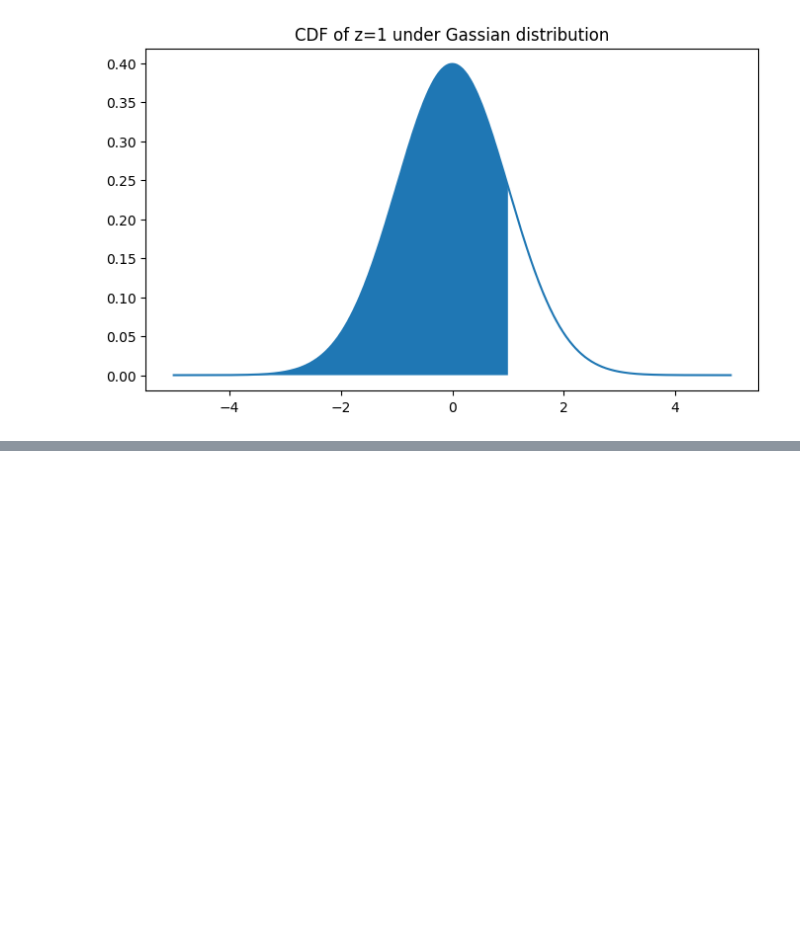
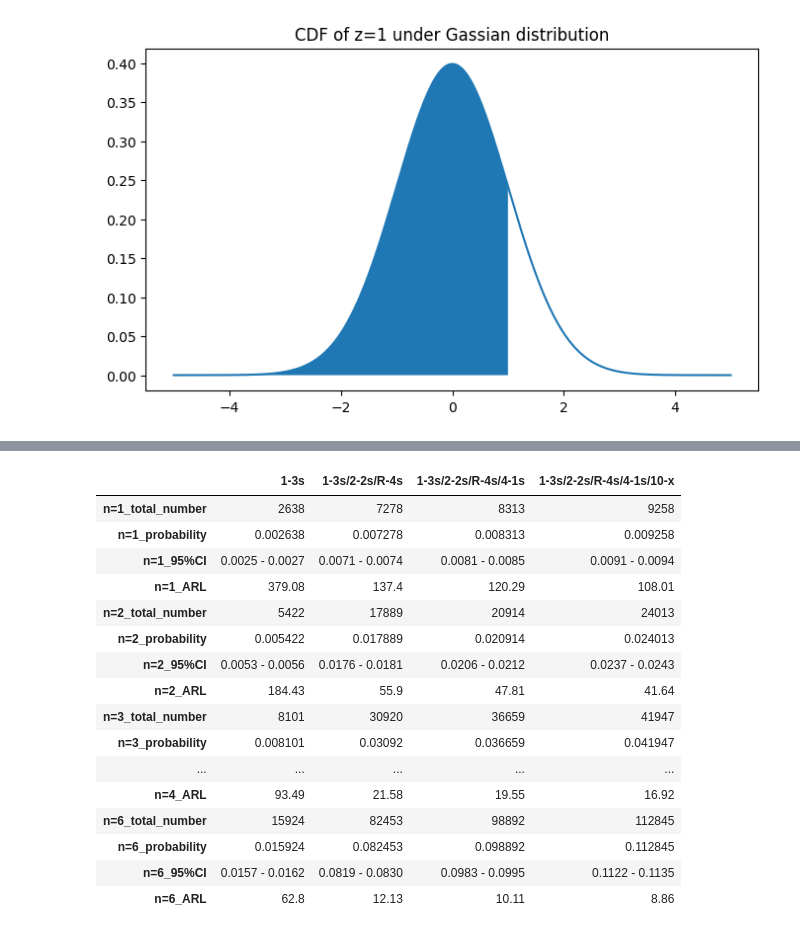
Before and after one commit to tsztokong/qc_demo, a Jupyter notebook: blog_jupyter_notebook.ipynb, the cells around one changed output, grey strips where cells are left out. Saved outputs shown, nothing was run; the diff lists cells and outputs as text; code cells hidden in the pictures; blank space fills up the shorter version.

Commit message:
Adding Multirule simulations

```diff
--- a/blog_jupyter_notebook.ipynb
+++ b/blog_jupyter_notebook.ipynb
@@ -66,0 +241,49 @@ qc_df.head()
+# %%
+for n in n_list:
+    qc_list = ['QC_L={}_'.format(n)+i for i in ['1-3s', '2-2s', 'R-4s', '4-1s', '10-0s']]
+    qc_df.loc[:,'QC_L={}_1-3s/2-2s/R-4s'.format(n)] = qc_df[qc_list[0:3]].any(axis='columns')
+    qc_df.loc[:,'QC_L={}_1-3s/2-2s/R-4s/4-1s'.format(n)] = qc_df[qc_list[0:4]].any(axis='columns')
+    qc_df.loc[:,'QC_L={}_1-3s/2-2s/R-4s/4-1s/10-x'.format(n)] = qc_df[qc_list[0:5]].any(axis='columns')
+# %%
+#Runing total numbers
+multi_rule_list = ['1-3s', '1-3s/2-2s/R-4s', '1-3s/2-2s/R-4s/4-1s', '1-3s/2-2s/R-4s/4-1s/10-x']
+multi_rule_dict = dict()
+
+for n in n_list:
+    temp_list = []
+    for rule in multi_rule_list:
+        temp_list.append(sum(qc_df['QC_L={}_{}'.format(n, rule)]))
+    multi_rule_dict['n={}_total_number'.format(n)] = temp_list
+
+#Running probability
+for n in n_list:
+    multi_rule_dict['n={}_probability'.format(n)] = [i/df_len for i in multi_rule_dict['n={}_total_number'.format(n)]]
+    multi_rule_dict['n={}_ARL'.format(n)] = [round((1/i), 2) for i in multi_rule_dict['n={}_probability'.format(n)]]
+    multi_rule_dict['n={}_95%CI'.format(n)] = ['{:.4f} - {:.4f}'.format(i-math.sqrt((i*(1-i)/df_len))*1.96,
+                                                           i+math.sqrt((i*(1-i)/df_len))*1.96)
+                                          for i in multi_rule_dict['n={}_probability'.format(n)]]
+# %%
+multi_rule_probabilities = pd.DataFrame(data = multi_rule_dict,
+                                             index= multi_rule_list).transpose()
+# %%
+multi_rule_probabilities = multi_rule_probabilities.reindex(index_list_1)
+# %%
+multi_rule_probabilities
+# %% [output]
+|  | 1-3s | 1-3s/2-2s/R-4s | 1-3s/2-2s/R-4s/4-1s | 1-3s/2-2s/R-4s/4-1s/10-x |
+| n=1_total_number | 2638 | 7278 | 8313 | 9258 |
+| n=1_probability | 0.002638 | 0.007278 | 0.008313 | 0.009258 |
+| n=1_95%CI | 0.0025 - 0.0027 | 0.0071 - 0.0074 | 0.0081 - 0.0085 | 0.0091 - 0.0094 |
+| n=1_ARL | 379.08 | 137.4 | 120.29 | 108.01 |
+| n=2_total_number | 5422 | 17889 | 20914 | 24013 |
+| n=2_probability | 0.005422 | 0.017889 | 0.020914 | 0.024013 |
+| n=2_95%CI | 0.0053 - 0.0056 | 0.0176 - 0.0181 | 0.0206 - 0.0212 | 0.0237 - 0.0243 |
+| n=2_ARL | 184.43 | 55.9 | 47.81 | 41.64 |
+| n=3_total_number | 8101 | 30920 | 36659 | 41947 |
+| n=3_probability | 0.008101 | 0.03092 | 0.036659 | 0.041947 |
+| ... | ... | ... | ... | ... |
+| n=4_ARL | 93.49 | 21.58 | 19.55 | 16.92 |
+| n=6_total_number | 15924 | 82453 | 98892 | 112845 |
+| n=6_probability | 0.015924 | 0.082453 | 0.098892 | 0.112845 |
+| n=6_95%CI | 0.0157 - 0.0162 | 0.0819 - 0.0830 | 0.0983 - 0.0995 | 0.1122 - 0.1135 |
+| n=6_ARL | 62.8 | 12.13 | 10.11 | 8.86 |
```
Also changed, not shown: parts of 14 cells of this notebook.
